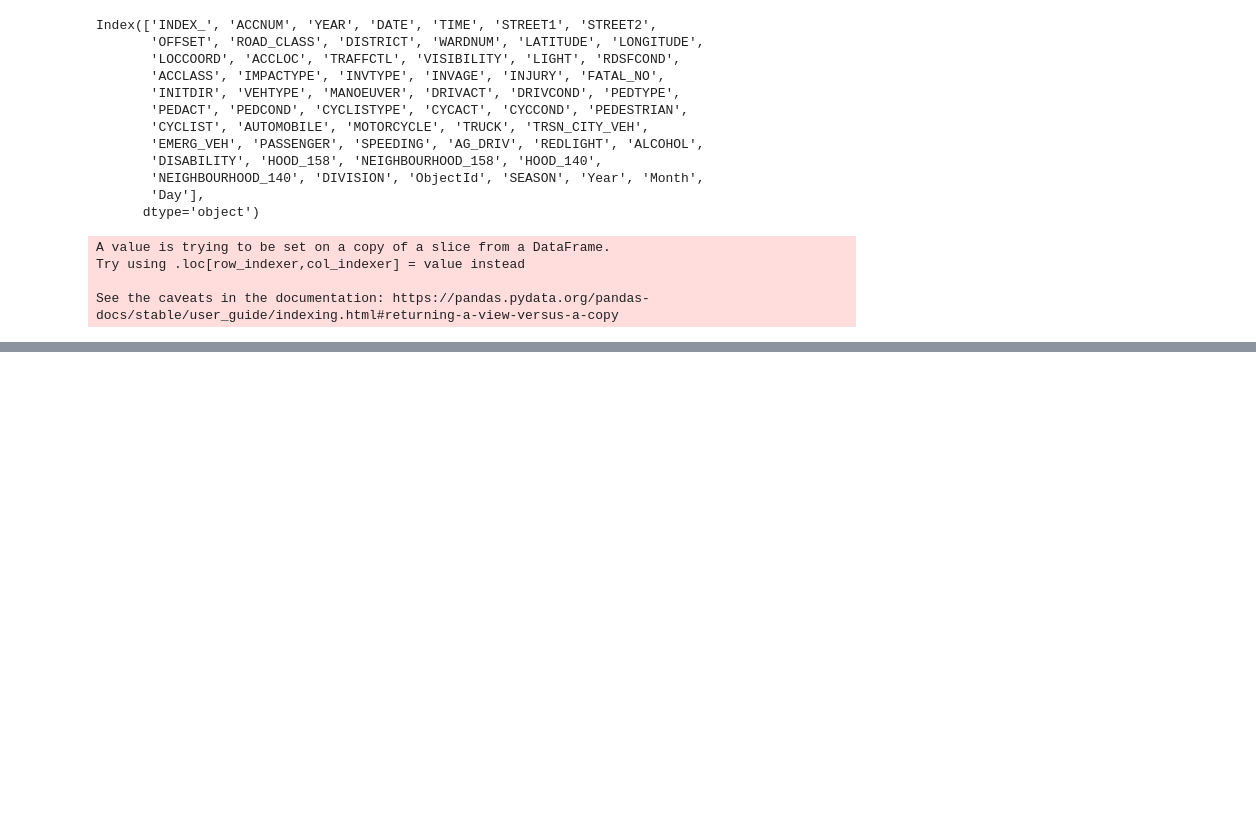
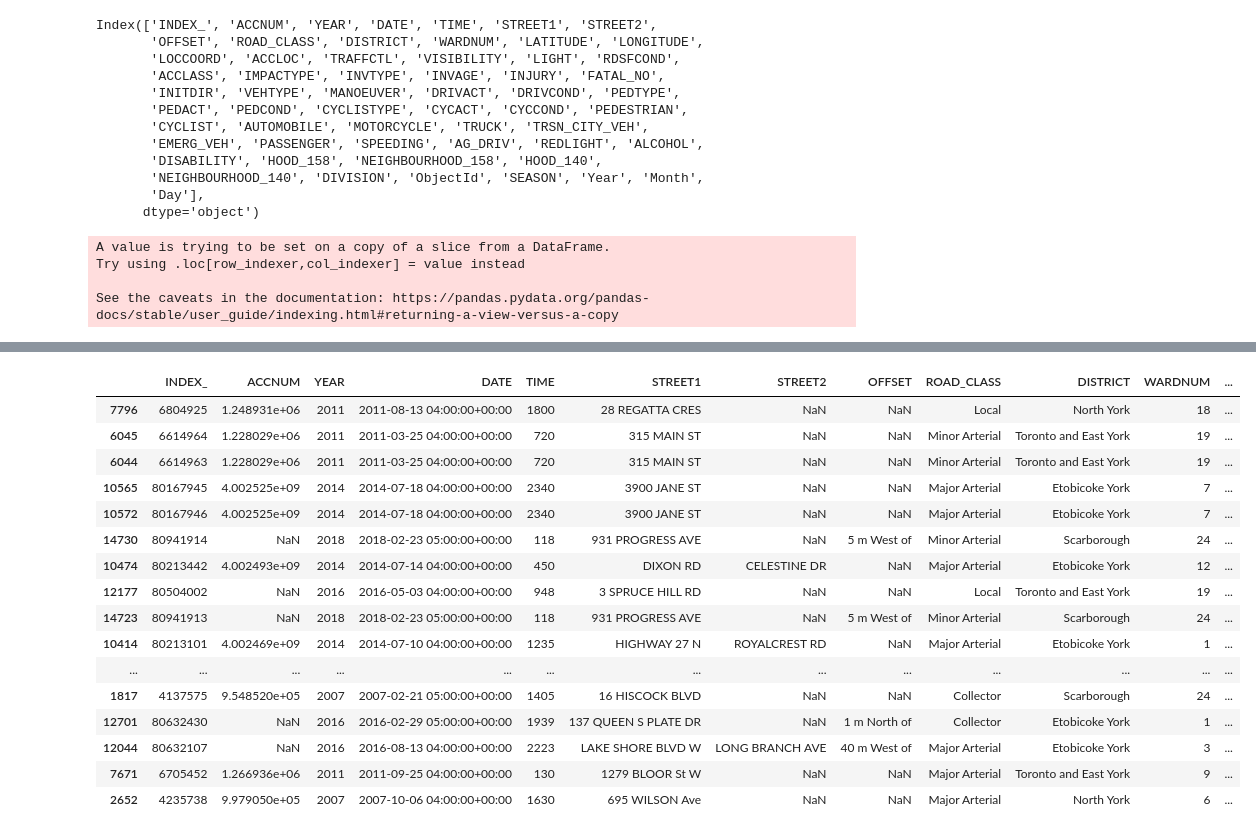
Before and after one commit to Raaj-4320/Kaggle-competition-, a Jupyter notebook: ASSIGNMENT_2.ipynb, the cells around one changed output, grey strips where cells are left out. Saved outputs shown, nothing was run; the diff lists cells and outputs as text; code cells hidden in the pictures; blank space fills up the shorter version.

```diff
--- a/ASSIGNMENT_2.ipynb
+++ b/ASSIGNMENT_2.ipynb
@@ -801,4 +811,4 @@ df['ACC_NUM'] = df['ACC_NUM'].fillna(-1)
 # %%
-df = df.sort_values(by='ACC_NUM', ascending)
+df = df.sort_values(by='ACC_NUM', ascending=True)
 # %%
 df.head(30)
@@ -810,0 +841,20 @@ df['ACC_NUM'].replace(-1, np.nan, inplace=True)
+# %%
+df.head(30)
+# %% [output]
+|  | INDEX_ | ACCNUM | YEAR | DATE | TIME | STREET1 | STREET2 | OFFSET | ROAD_CLASS | DISTRICT | WARDNUM | ... |
+| 7796 | 6804925 | 1.248931e+06 | 2011 | 2011-08-13 04:00:00+00:00 | 1800 | 28 REGATTA CRES | NaN | NaN | Local | North York | 18 | ... |
+| 6045 | 6614964 | 1.228029e+06 | 2011 | 2011-03-25 04:00:00+00:00 | 720 | 315 MAIN ST | NaN | NaN | Minor Arterial | Toronto and East York | 19 | ... |
+| 6044 | 6614963 | 1.228029e+06 | 2011 | 2011-03-25 04:00:00+00:00 | 720 | 315 MAIN ST | NaN | NaN | Minor Arterial | Toronto and East York | 19 | ... |
+| 10565 | 80167945 | 4.002525e+09 | 2014 | 2014-07-18 04:00:00+00:00 | 2340 | 3900 JANE ST | NaN | NaN | Major Arterial | Etobicoke York | 7 | ... |
+| 10572 | 80167946 | 4.002525e+09 | 2014 | 2014-07-18 04:00:00+00:00 | 2340 | 3900 JANE ST | NaN | NaN | Major Arterial | Etobicoke York | 7 | ... |
+| 14730 | 80941914 | NaN | 2018 | 2018-02-23 05:00:00+00:00 | 118 | 931 PROGRESS AVE | NaN | 5 m West of | Minor Arterial | Scarborough | 24 | ... |
+| 10474 | 80213442 | 4.002493e+09 | 2014 | 2014-07-14 04:00:00+00:00 | 450 | DIXON RD | CELESTINE DR | NaN | Major Arterial | Etobicoke York | 12 | ... |
+| 12177 | 80504002 | NaN | 2016 | 2016-05-03 04:00:00+00:00 | 948 | 3 SPRUCE HILL RD | NaN | NaN | Local | Toronto and East York | 19 | ... |
+| 14723 | 80941913 | NaN | 2018 | 2018-02-23 05:00:00+00:00 | 118 | 931 PROGRESS AVE | NaN | 5 m West of | Minor Arterial | Scarborough | 24 | ... |
+| 10414 | 80213101 | 4.002469e+09 | 2014 | 2014-07-10 04:00:00+00:00 | 1235 | HIGHWAY 27 N | ROYALCREST RD | NaN | Major Arterial | Etobicoke York | 1 | ... |
+| ... | ... | ... | ... | ... | ... | ... | ... | ... | ... | ... | ... | ... |
+| 1817 | 4137575 | 9.548520e+05 | 2007 | 2007-02-21 05:00:00+00:00 | 1405 | 16 HISCOCK BLVD | NaN | NaN | Collector | Scarborough | 24 | ... |
+| 12701 | 80632430 | NaN | 2016 | 2016-02-29 05:00:00+00:00 | 1939 | 137 QUEEN S PLATE DR | NaN | 1 m North of | Collector | Etobicoke York | 1 | ... |
+| 12044 | 80632107 | NaN | 2016 | 2016-08-13 04:00:00+00:00 | 2223 | LAKE SHORE BLVD W | LONG BRANCH AVE | 40 m West of | Major Arterial | Etobicoke York | 3 | ... |
+| 7671 | 6705452 | 1.266936e+06 | 2011 | 2011-09-25 04:00:00+00:00 | 130 | 1279 BLOOR St W | NaN | NaN | Major Arterial | Toronto and East York | 9 | ... |
+| 2652 | 4235738 | 9.979050e+05 | 2007 | 2007-10-06 04:00:00+00:00 | 1630 | 695 WILSON Ave | NaN | NaN | Major Arterial | North York | 6 | ... |
```
Also changed, not shown: parts of 5 cells of this notebook.
